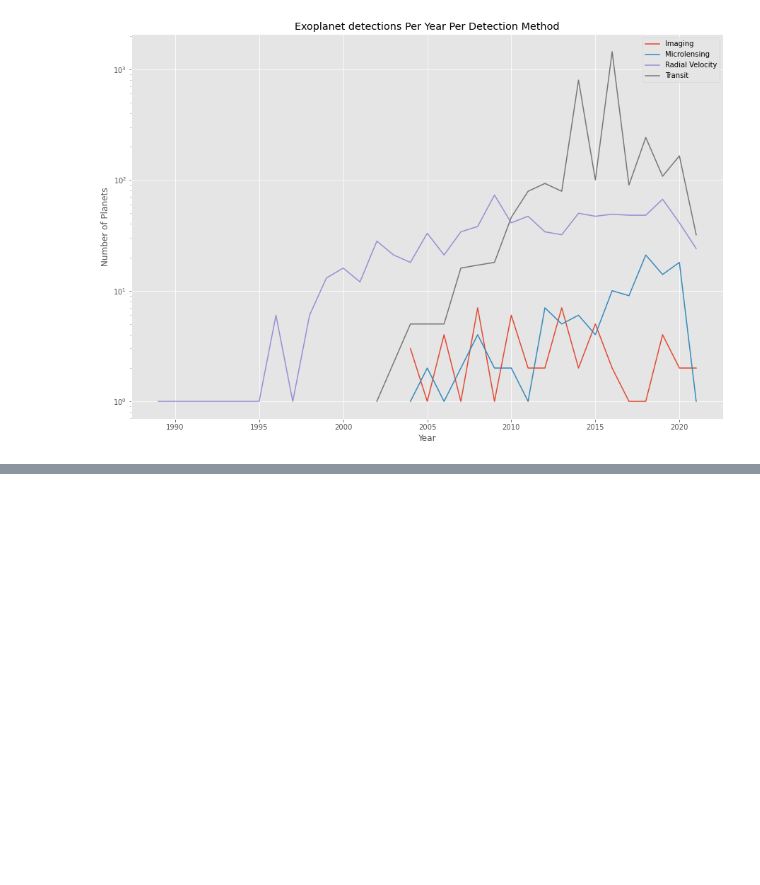
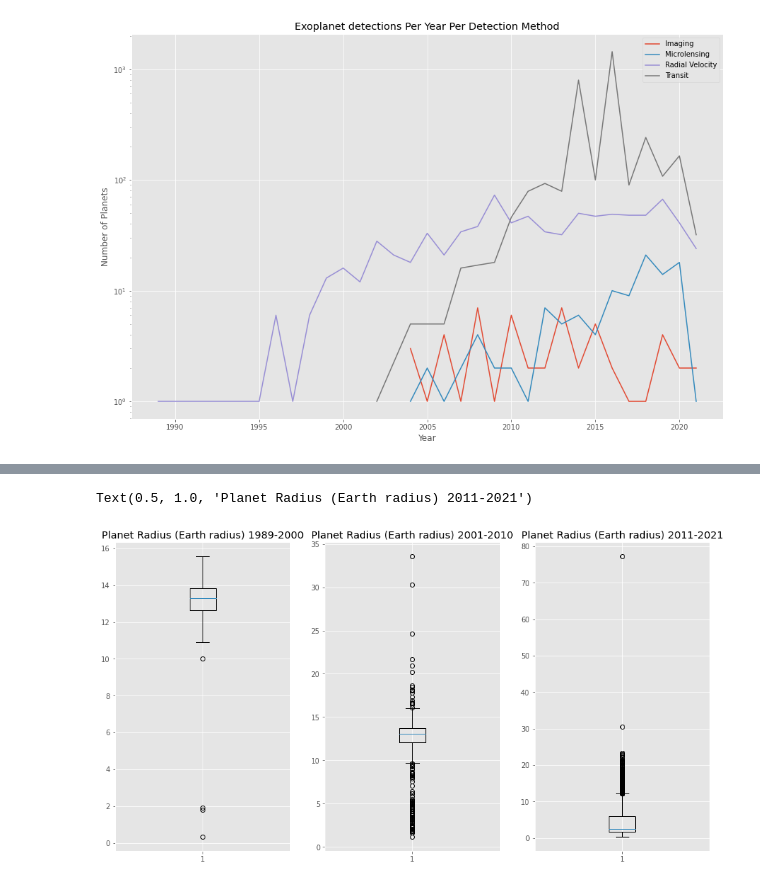
Before and after one commit to jstodd867/unearthing-other-worlds, a Jupyter notebook: EDA.ipynb, the cells around one changed output, grey strips where cells are left out. Drawn from its saved outputs; the diff is of its cells as text; code cells hidden in the pictures; blank space fills up the shorter version.

```diff
--- a/EDA.ipynb
+++ b/EDA.ipynb
@@ -184,0 +271,14 @@ Text(0, 0.5, 'Number of Planets')
+# %%
+# Box plots of planet characteristics
+fig, ax_boxes = plt.subplots(1,3, figsize = (15,8))
+ax_boxes[0].boxplot(data_decade_1['pl_rade'].dropna())
+ax_boxes[0].set_title('Planet Radius (Earth radius) 1989-2000')
+
+ax_boxes[1].boxplot(data_decade_2['pl_rade'].dropna())
+ax_boxes[1].set_title('Planet Radius (Earth radius) 2001-2010')
+
+ax_boxes[2].boxplot(data_decade_3['pl_rade'].dropna())
+ax_boxes[2].set_title('Planet Radius (Earth radius) 2011-2021')
+# %% [output]
+Text(0.5, 1.0, 'Planet Radius (Earth radius) 2011-2021')
+[figure, added]
```
Also changed, not shown: parts of 12 cells of this notebook, 2 other files.
